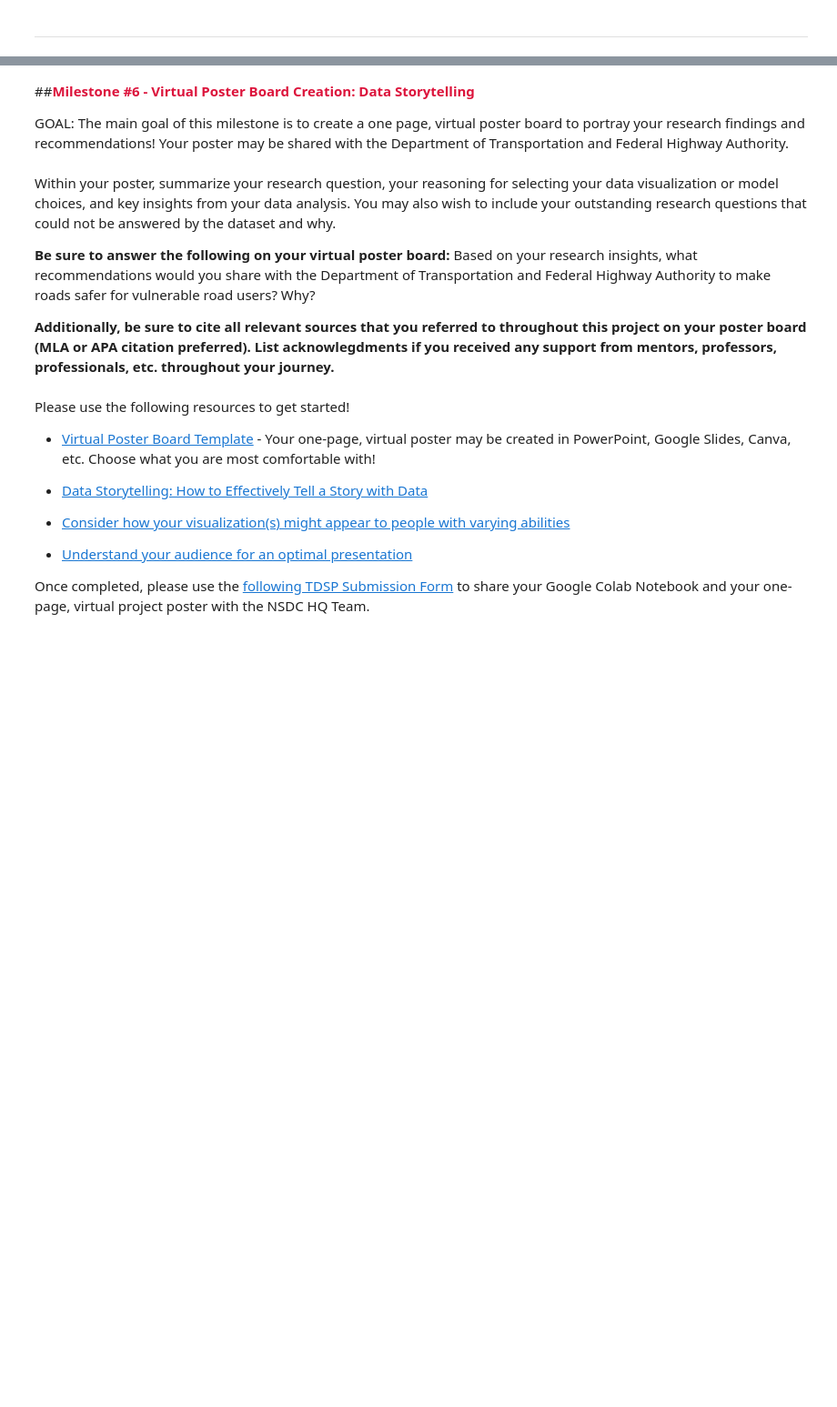
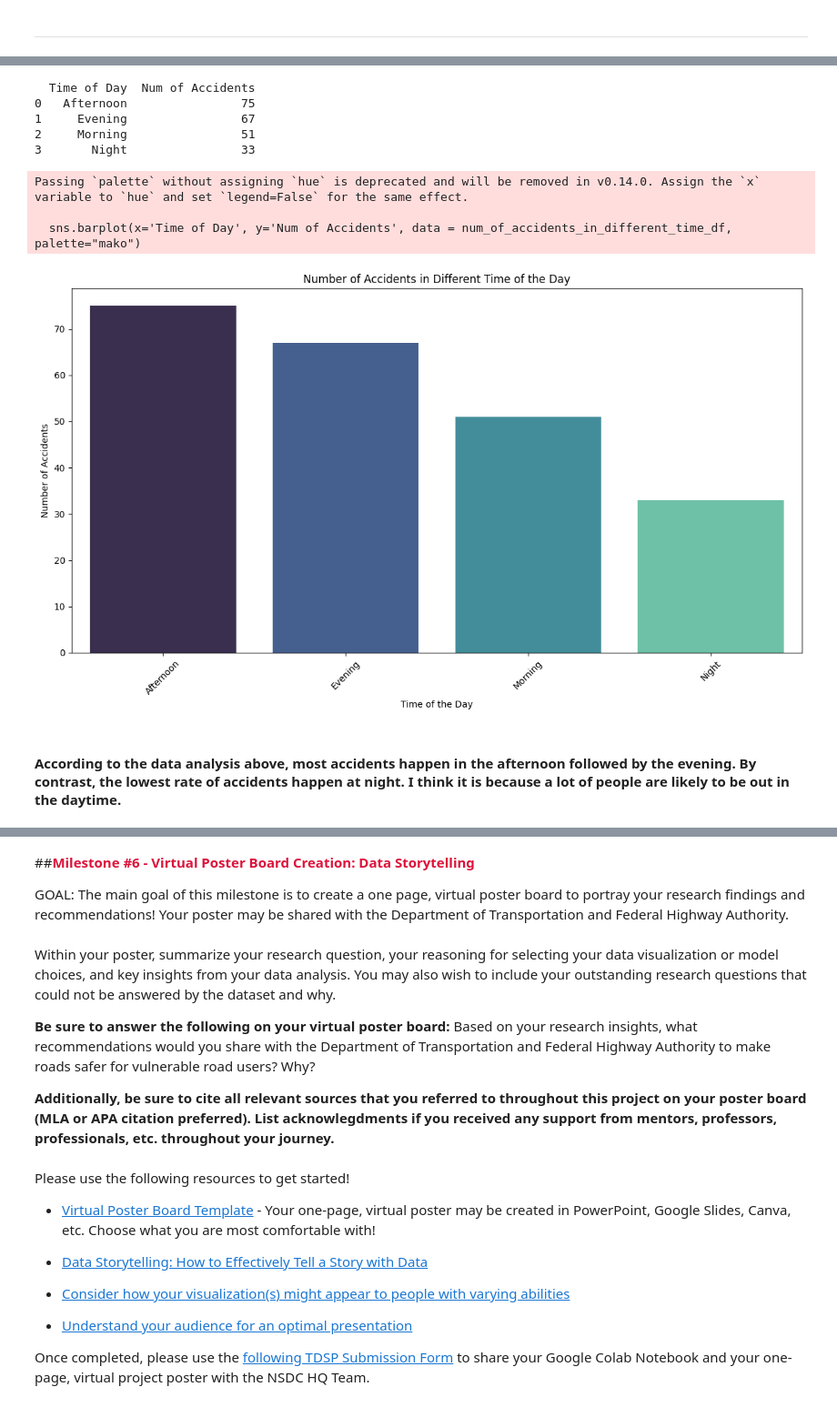
Before and after one commit to kyileiaye2021/NEBDHub-NSDC-Transportation-Data-Science-Project, a Jupyter notebook: EXPLORER_ACCELERATOR_Transportation_Data_Science_Project_(TDSP).ipynb, the cells around one changed output, grey strips where cells are left out. Shown at 91% size. Drawn from its saved outputs; the diff is of its cells as text; code cells hidden in the pictures; blank space fills up the shorter version.

```diff
--- a/EXPLORER_ACCELERATOR_Transportation_Data_Science_Project_(TDSP).ipynb
+++ b/EXPLORER_ACCELERATOR_Transportation_Data_Science_Project_(TDSP).ipynb
@@ -648,0 +689,3 @@ To make visualizations more inclusive for people with color blindness, you can c
+# %%
+# Loading the dataset
+df = pd.read_csv('/content/drive/MyDrive/dataset_traffic_accident_prediction1.csv')
@@ -648,0 +736,27 @@ To make visualizations more inclusive for people with color blindness, you can c
+# %%
+# checking the number of accidents in different time (morining/ afternoon/ evening/ night) of the day
+time_condition = df[df['Accident'] == 1]
+num_of_accidents_in_different_time = time_condition.groupby('Time_of_Day').size()
+num_of_accidents_in_different_time_df = pd.DataFrame({'Time of Day': num_of_accidents_in_different_time.index, 'Num of Accidents': num_of_accidents_in_different_time.values})
+print(num_of_accidents_in_different_time_df)
+
+plt.figure(figsize=(12,7))
+sns.barplot(x='Time of Day', y='Num of Accidents', data = num_of_accidents_in_different_time_df, palette="mako")
+plt.title('Number of Accidents in Different Time of the Day')
+plt.xlabel('Time of the Day')
+plt.ylabel('Number of Accidents')
+plt.xticks(rotation=45)
+plt.tight_layout()
+plt.show()
+# %% [output]
+  Time of Day  Num of Accidents
+0   Afternoon                75
+1     Evening                67
+2     Morning                51
+3       Night                33
+Passing `palette` without assigning `hue` is deprecated and will be removed in v0.14.0. Assign the `x` variable to `hue` and set `legend=False` for the same effect.
+
+  sns.barplot(x='Time of Day', y='Num of Accidents', data = num_of_accidents_in_different_time_df, palette="mako")
+[figure, added]
+# %% [markdown]
+#### According to the data analysis above, most accidents happen in the afternoon followed by the evening. By contrast, the lowest rate of accidents happen at night. I think it is because a lot of people are likely to be out in the daytime.
```
Also changed, not shown: parts of 19 cells of this notebook.
